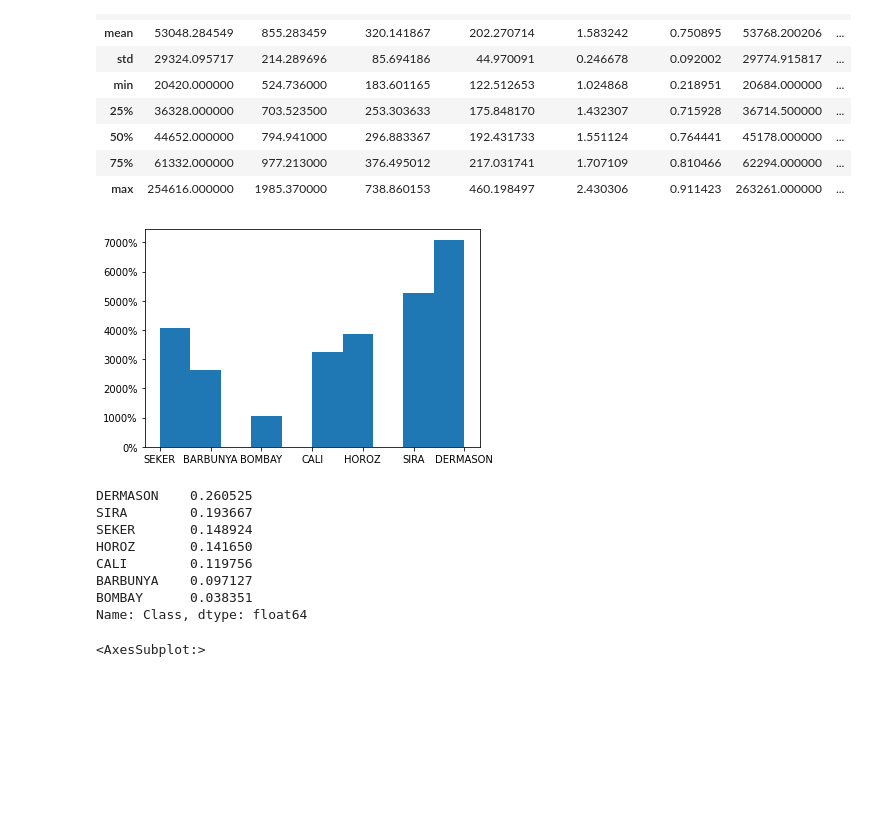
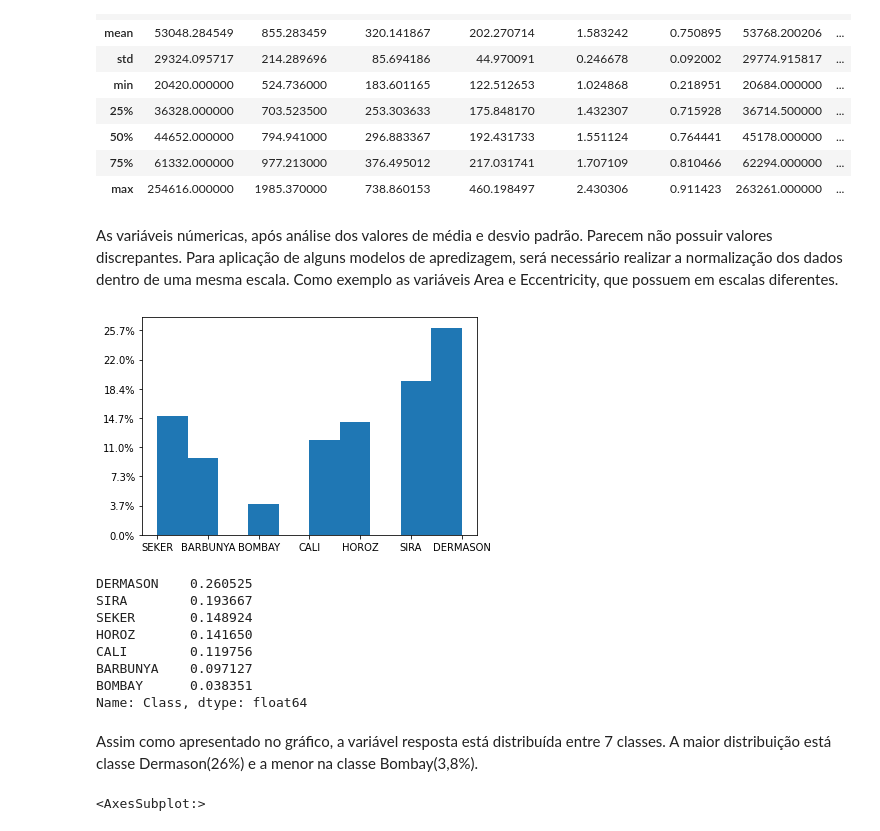
Before and after one commit to irvin-s/smd_project, a Jupyter notebook: 02_dataset_eda/dry_bean_eda.ipynb, the cells around one changed output. Saved outputs shown, nothing was run; the diff lists cells and outputs as text; code cells hidden in the pictures; blank space fills up the shorter version.

```diff
--- a/02_dataset_eda/dry_bean_eda.ipynb
+++ b/02_dataset_eda/dry_bean_eda.ipynb
@@ -65,12 +69,14 @@ df.describe()
 | 50% | 44652.000000 | 794.941000 | 296.883367 | 192.431733 | 1.551124 | 0.764441 | 45178.000000 | ... |
 | 75% | 61332.000000 | 977.213000 | 376.495012 | 217.031741 | 1.707109 | 0.810466 | 62294.000000 | ... |
 | max | 254616.000000 | 1985.370000 | 738.860153 | 460.198497 | 2.430306 | 0.911423 | 263261.000000 | ... |
+# %% [markdown]
+As variáveis númericas, após análise dos valores de média e desvio padrão. Parecem não possuir valores discrepantes. Para aplicação de alguns modelos de apredizagem, será necessário realizar a normalização dos dados dentro de uma mesma escala. Como exemplo as variáveis Area e Eccentricity, que possuem em escalas diferentes.
 # %%
 #Verificando a distribuição da variável resposta
 plt.hist(df["Class"])
-plt.gca().yaxis.set_major_formatter(PercentFormatter(50))
+plt.gca().yaxis.set_major_formatter(PercentFormatter(13611))
 # %% [output]
-[figure, old version]
+[figure, new version]
 # %%
 df.Class.value_counts(normalize=True)
 # %% [output]
@@ -82,6 +88,8 @@ CALI        0.119756
 BARBUNYA    0.097127
 BOMBAY      0.038351
 Name: Class, dtype: float64
+# %% [markdown]
+Assim como apresentado no gráfico, a variável resposta está distribuída entre 7 classes. A maior distribuição está classe Dermason(26%) e a menor na classe Bombay(3,8%).
 # %%
 msno.matrix(df)
 # %% [output]
```
Also changed, not shown: parts of 3 cells of this notebook.
